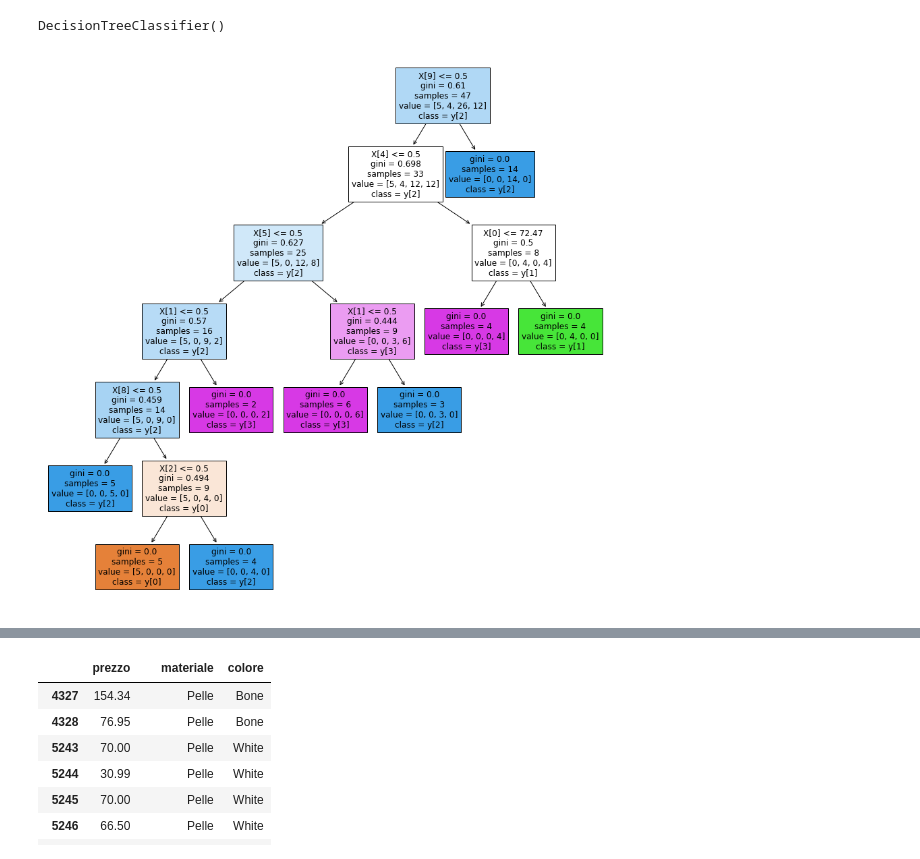
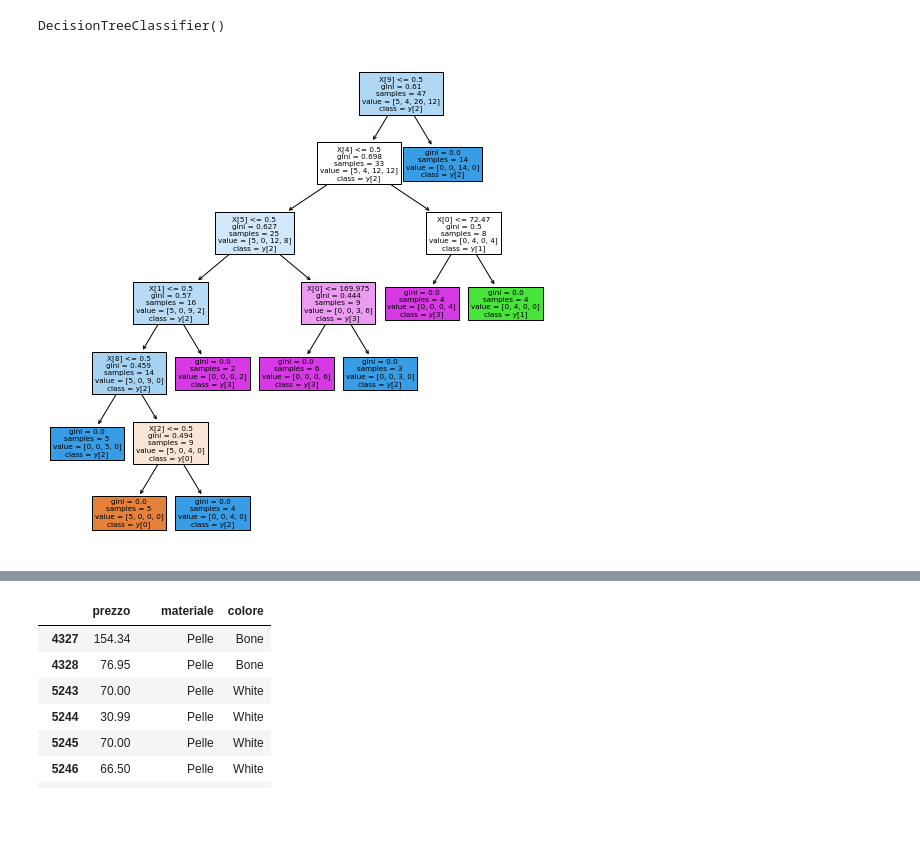
Before and after one commit to danidemi/corso-ifoa-machine-learning, a Jupyter notebook: project-work/Project_Work_teamB/Dati/Dataset_Man_Shoes_ridotto_recensioni.ipynb, the cells around one changed output, grey strips where cells are left out. Cells and saved outputs as stored; diff of their text form; code cells hidden in the pictures; blank space fills up the shorter version.

```diff
--- a/project-work/Project_Work_teamB/Dati/Dataset_Man_Shoes_ridotto_recensioni.ipynb
+++ b/project-work/Project_Work_teamB/Dati/Dataset_Man_Shoes_ridotto_recensioni.ipynb
@@ -153,7 +170,7 @@ df_man_ridotto
 # %%
 #Filtro man_ridotto per review non None
 
-df_man_ridotto_2 = df_man_ridotto[df_man_ridotto["averge_review"].isnull()==False]
+df_man_ridotto_2 = df_man[df_man["averge_review"].isnull()==False]
 
 df_man_ridotto_2
 # %% [output]
@@ -381,8 +455,20 @@ def mat_sneakers(x):
 # %%
 df_man_ridotto_2 ["categoria_intermedia"] = df_man_ridotto_2 ["categorie"].apply( cat_sneakers_intermedio )
 df_man_ridotto_2 ["macro_categoria"] = df_man_ridotto_2 ["categorie"].apply( cat_sneakers_macro )
+
+
+df_man_ridotto_2["sneakers"] = df_man_ridotto_2["categorie"].apply(cat_def_sneakers)
+df_man_ridotto_2["workshoes"] = df_man_ridotto_2["categorie"].apply(cat_def_work)
+df_man_ridotto_2["wearables"] = df_man_ridotto_2["categorie"].apply(cat_def_wearables)
+df_man_ridotto_2["altro"] = df_man_ridotto_2["categorie"].apply(cat_def_altro)
+
+
+
+
+
+
 df_man_ridotto_2 ["averge_review"] = df_man_ridotto_2 ["averge_review"].round () # arrotondare il rating medio alla cifra intera più prossima
-df_man_ridotto_2 ["colore"] = df_man_ridotto_2 ["colore"]#.astype('str').apply( col_sneakers )
+df_man_ridotto_2 ["colore"] = df_man_ridotto_2 ["colore"].astype('str')
 #df_man_ridotto_2 ["colore"].apply( col_sneakers )
 df_man_ridotto_2
 # %% [output]
@@ -472,10 +573,10 @@ df_man_pulito["brand"] = df_man_ridotto_2["brand"]
 df_man_pulito["macro_categoria"] = df_man_ridotto_2 ["macro_categoria"]
 df_man_pulito["sottocategoria"] = df_man_ridotto_2 ["categoria_intermedia"]
 df_man_pulito["averge_review"] = df_man_ridotto_2 ["averge_review"]
-df_man_pulito["prices.amountMin"] = df_man_ridotto_2["prices.amountMin"]
-df_man_pulito["prices.amountMax"] = df_man_ridotto_2["prices.amountMax"]
+df_man_pulito["prices_amountMin"] = df_man_ridotto_2["prices_amountMin"]
+df_man_pulito["prices_amountMax"] = df_man_ridotto_2["prices_amountMax"]
 #df_man_pulito["prices.currency"] = df_man_ridotto_2["prices.currency"]
-df_man_pulito["colore"] = df_man_ridotto_2["colore"]
+df_man_pulito["colore"] = df_man_ridotto_2["colore"].apply(col_sneakers)
 #df_man_pulito["size"] = df_man_ridotto_2["size"]
 #df_man_pulito["age_group"] = df_man_ridotto_2["age_group"]
 df_man_pulito["material"] = df_man_ridotto_2["material"]
@@ -936,7 +1036,7 @@ Name: categorie, dtype: int64
 
 df_man_pulito_definitivo_ml = pd.DataFrame ()
 df_man_pulito_definitivo_ml["rating"] = df_man_pulito_definitivo["averge_review"]
-df_man_pulito_definitivo_ml["prezzo"] = df_man_pulito_definitivo["prices.amountMax"]
+df_man_pulito_definitivo_ml["prezzo"] = df_man_pulito_definitivo["prices_amountMax"]
 df_man_pulito_definitivo_ml["materiale"] = df_man_pulito_definitivo["macro_materiale"]
 df_man_pulito_definitivo_ml["colore"] = df_man_pulito_definitivo["colore"]
 
@@ -1053,12 +1153,12 @@ DecisionTreeClassifier()
 # %%
 
 from sklearn import tree
 
-plt.figure(figsize = [15, 15])
+plt.figure(figsize = [9, 9])
 tree.plot_tree(tree_clf, class_names= True, filled=True) #rounded = True)
 plt.show()
 # %% [output]
-[figure, old version]
+[figure, new version]
 # %%
 plt.figure(figsize = [40,40])
 
```
Also changed, not shown: parts of 33 cells of this notebook, 1 other file.
